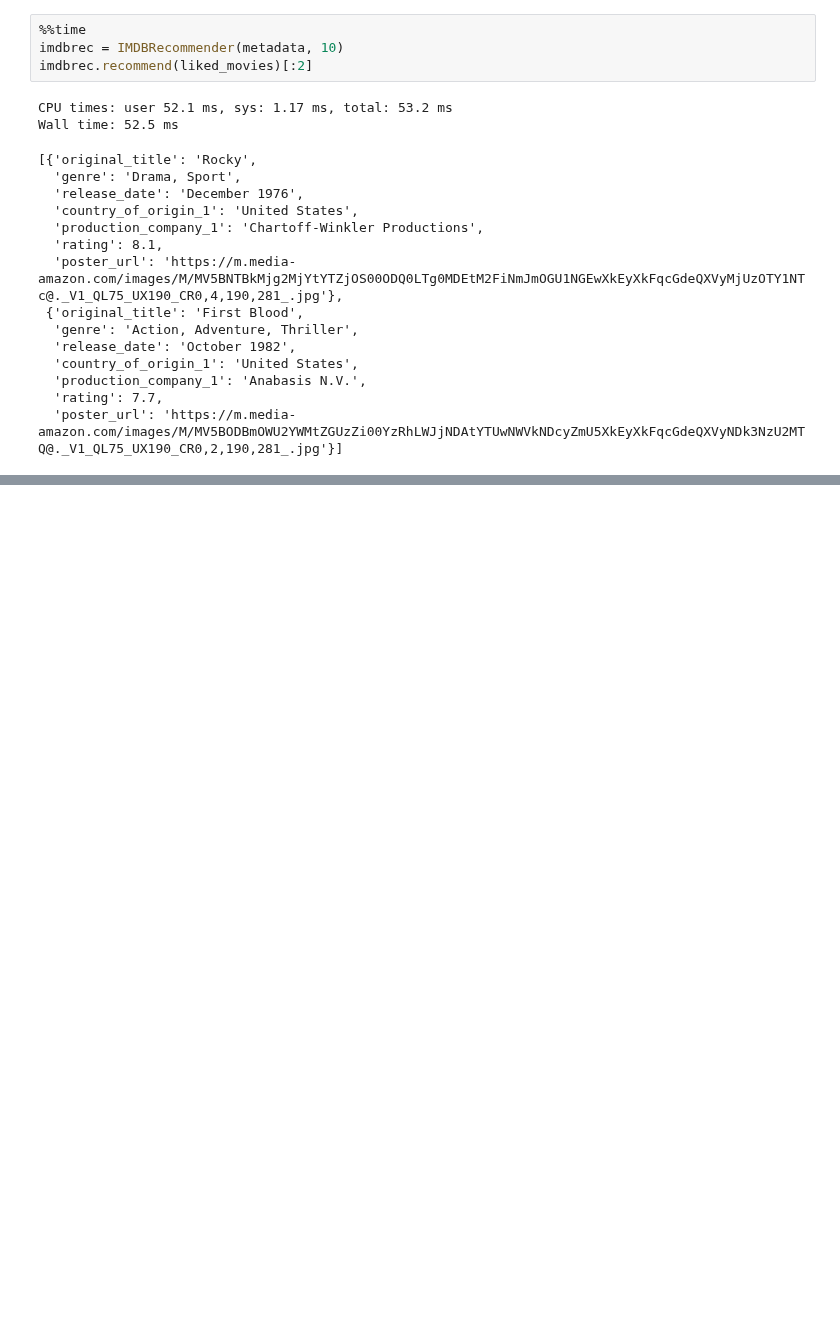
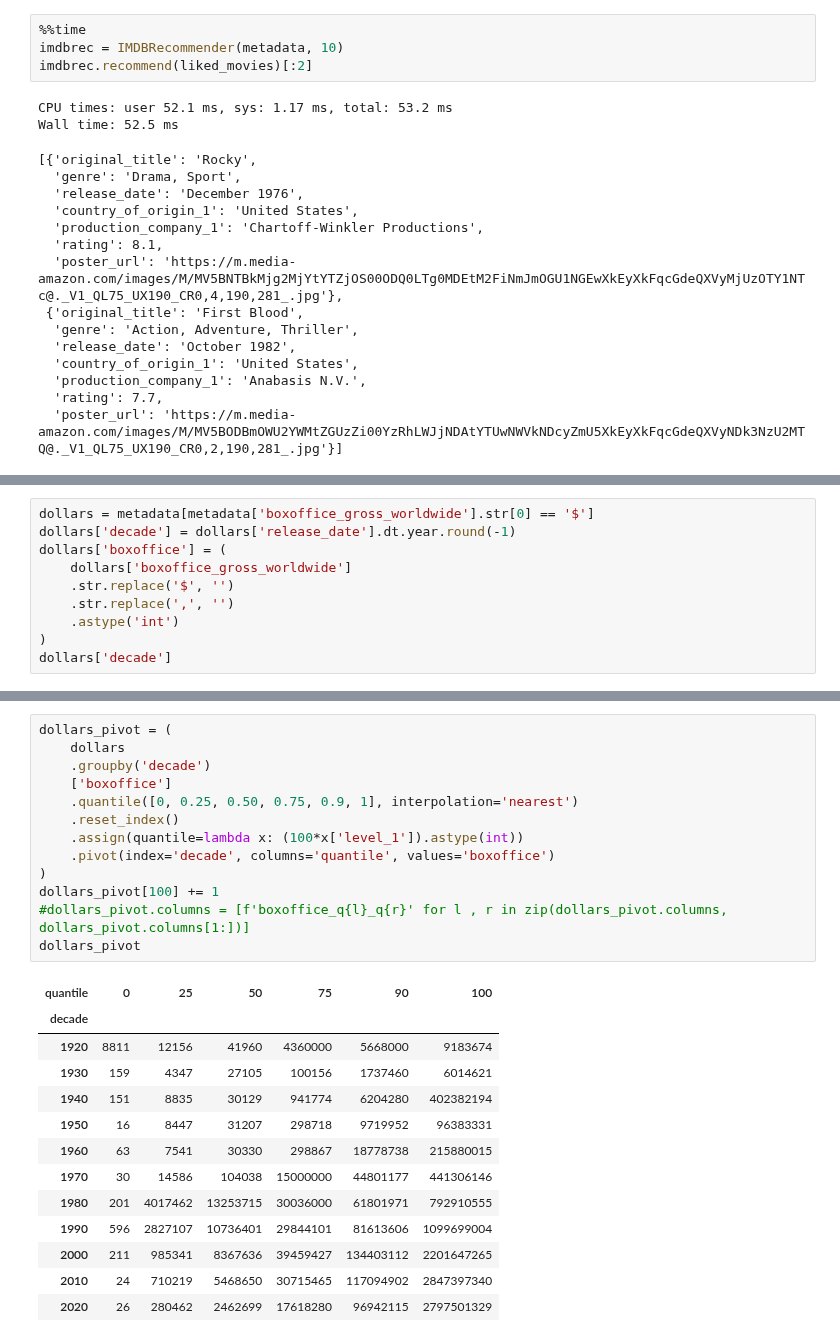
Before and after one commit to ilyamil/movie_recommender_system, a Jupyter notebook: notebooks/modeling.ipynb, the cells around one changed output, grey strips where cells are left out. Drawn from its saved outputs; the diff is of its cells as text; blank space fills up the shorter version.

Commit message:
working on boxoffice quantile binning

```diff
--- a/notebooks/modeling.ipynb
+++ b/notebooks/modeling.ipynb
@@ -318,0 +650,10 @@ Wall time: 52.5 ms
+# %%
+dollars = metadata[metadata['boxoffice_gross_worldwide'].str[0] == '$']
+dollars['decade'] = dollars['release_date'].dt.year.round(-1)
+dollars['boxoffice'] = (
+    dollars['boxoffice_gross_worldwide']
+    .str.replace('$', '')
+    .str.replace(',', '')
+    .astype('int')
+)
+dollars['decade']
@@ -318,0 +673,27 @@ Wall time: 52.5 ms
+# %%
+dollars_pivot = (
+    dollars
+    .groupby('decade')
+    ['boxoffice']
+    .quantile([0, 0.25, 0.50, 0.75, 0.9, 1], interpolation='nearest')
+    .reset_index()
+    .assign(quantile=lambda x: (100*x['level_1']).astype(int))
+    .pivot(index='decade', columns='quantile', values='boxoffice')
+)
+dollars_pivot[100] += 1
+#dollars_pivot.columns = [f'boxoffice_q{l}_q{r}' for l , r in zip(dollars_pivot.columns, dollars_pivot.columns[1:])]
+dollars_pivot
+# %% [output]
+| quantile | 0 | 25 | 50 | 75 | 90 | 100 |
+| decade |  |  |  |  |  |  |
+| 1920 | 8811 | 12156 | 41960 | 4360000 | 5668000 | 9183674 |
+| 1930 | 159 | 4347 | 27105 | 100156 | 1737460 | 6014621 |
+| 1940 | 151 | 8835 | 30129 | 941774 | 6204280 | 402382194 |
+| 1950 | 16 | 8447 | 31207 | 298718 | 9719952 | 96383331 |
+| 1960 | 63 | 7541 | 30330 | 298867 | 18778738 | 215880015 |
+| 1970 | 30 | 14586 | 104038 | 15000000 | 44801177 | 441306146 |
+| 1980 | 201 | 4017462 | 13253715 | 30036000 | 61801971 | 792910555 |
+| 1990 | 596 | 2827107 | 10736401 | 29844101 | 81613606 | 1099699004 |
+| 2000 | 211 | 985341 | 8367636 | 39459427 | 134403112 | 2201647265 |
+| 2010 | 24 | 710219 | 5468650 | 30715465 | 117094902 | 2847397340 |
+| 2020 | 26 | 280462 | 2462699 | 17618280 | 96942115 | 2797501329 |
```
Also changed, not shown: parts of 28 cells of this notebook, 4 other files.
